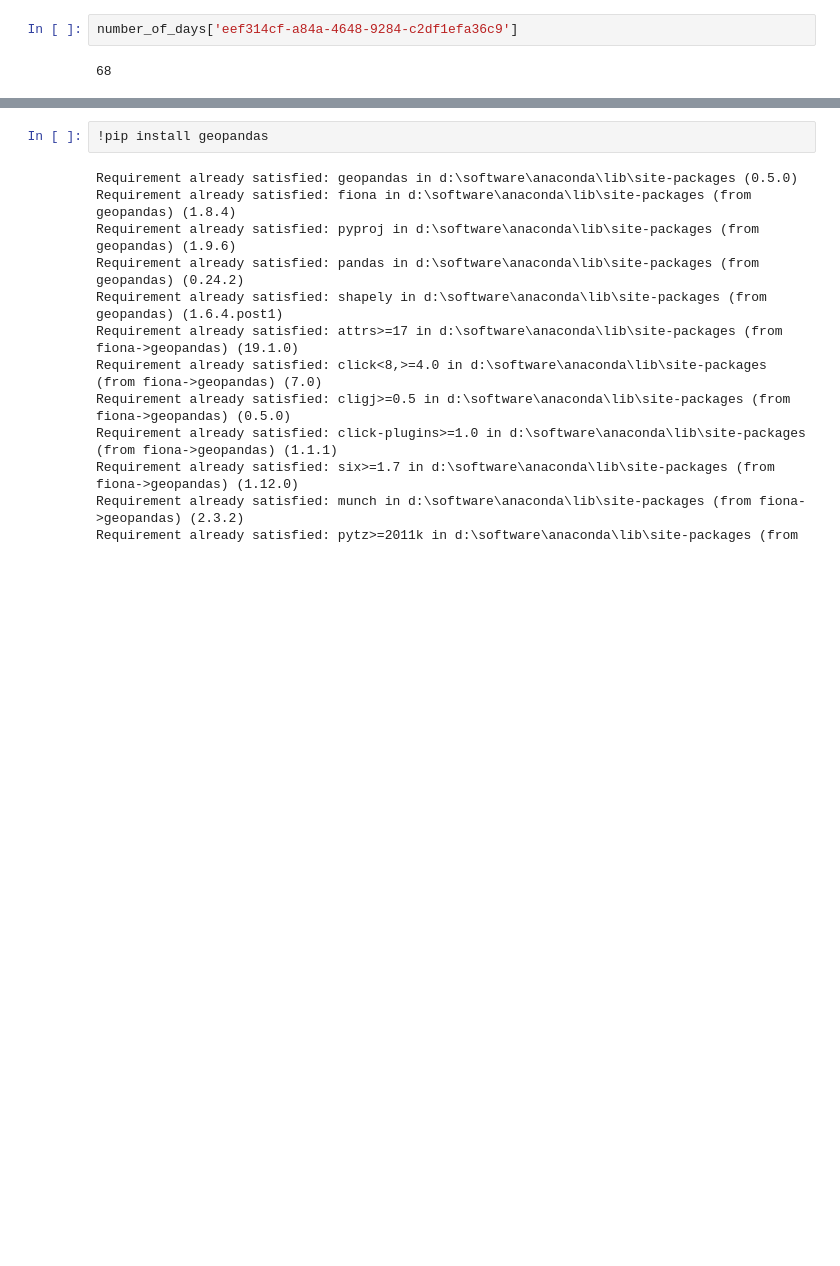
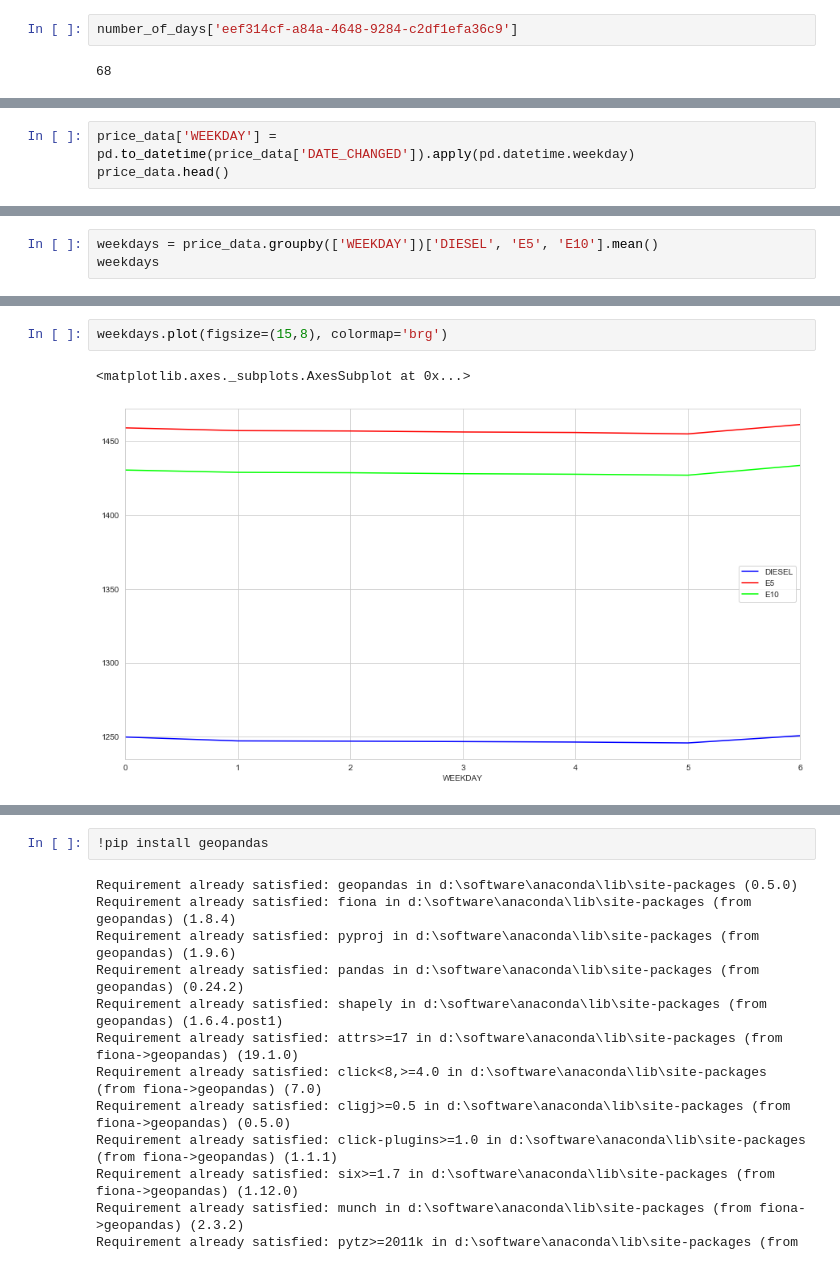
Before and after one commit to ds2019tukl/DS-2019-johannes-schauss, a Jupyter notebook: exercise_1.ipynb, the cells around one changed output, grey strips where cells are left out. Cells and saved outputs as stored; diff of their text form; blank space fills up the shorter version.

```diff
--- a/exercise_1.ipynb
+++ b/exercise_1.ipynb
@@ -515,0 +525,3 @@ station_data[station_data['STID'] == 'eef314cf-a84a-4648-9284-c2df1efa36c9']
+# %%
+price_data['WEEKDAY'] = pd.to_datetime(price_data['DATE_CHANGED']).apply(pd.datetime.weekday)
+price_data.head()
@@ -515,0 +535,3 @@ station_data[station_data['STID'] == 'eef314cf-a84a-4648-9284-c2df1efa36c9']
+# %%
+weekdays = price_data.groupby(['WEEKDAY'])['DIESEL', 'E5', 'E10'].mean()
+weekdays
@@ -515,0 +548,5 @@ station_data[station_data['STID'] == 'eef314cf-a84a-4648-9284-c2df1efa36c9']
+# %%
+weekdays.plot(figsize=(15,8), colormap='brg')
+# %% [output]
+<matplotlib.axes._subplots.AxesSubplot at 0x...>
+[figure, added]
```
Also changed, not shown: parts of 12 cells of this notebook.
